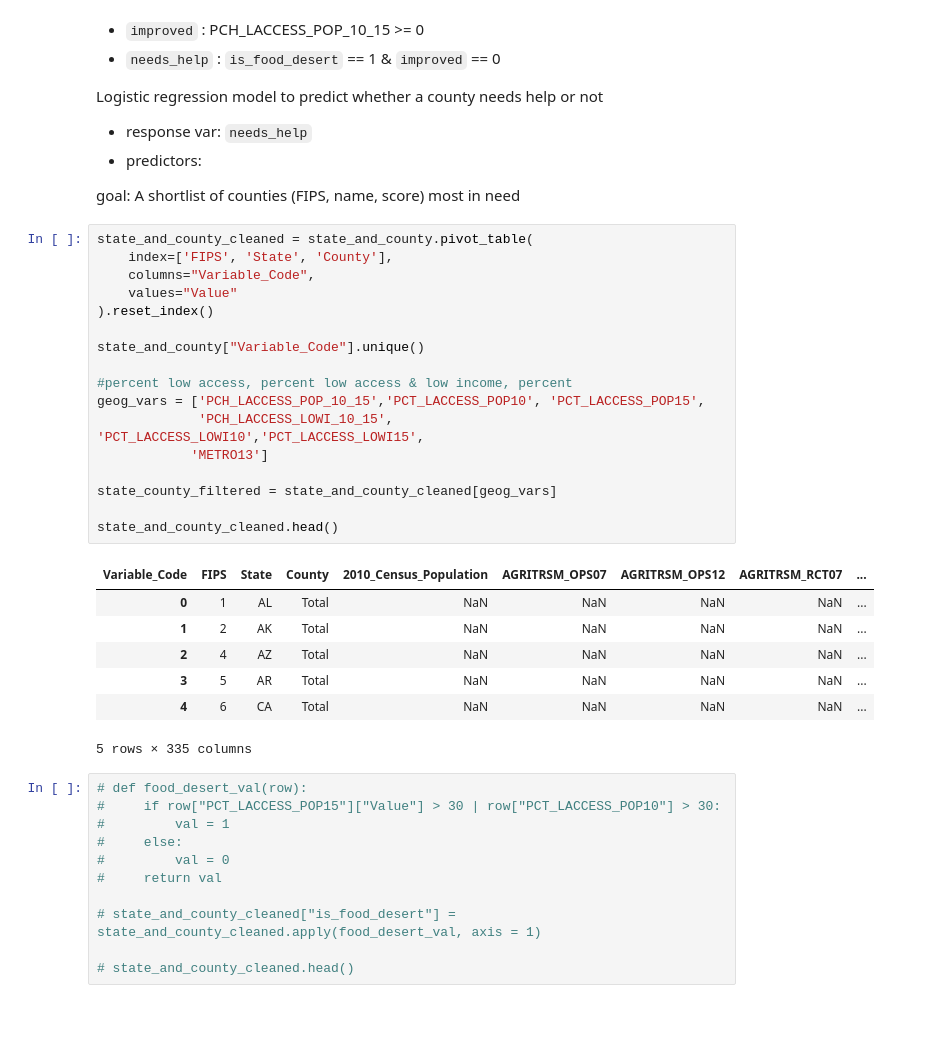
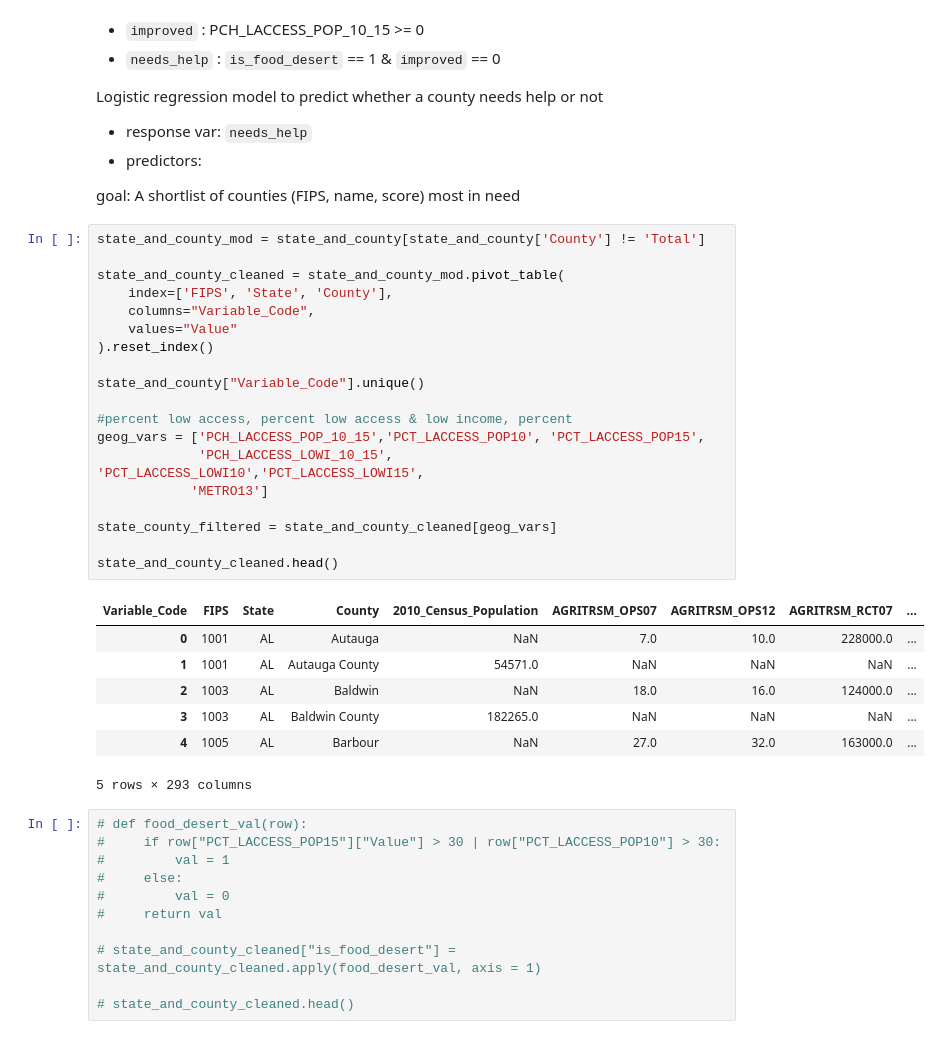
Before and after one commit to eva163x/food-insecurity-analysis, a Jupyter notebook: CS216_Project.ipynb, the cells around one changed output. Drawn from its saved outputs; the diff is of its cells as text.

Commit message:
fixed pivot table

```diff
--- a/CS216_Project.ipynb
+++ b/CS216_Project.ipynb
@@ -237,30 +238,32 @@ Logistic regression model to predict whether a county needs help or not
 
 goal: A shortlist of counties (FIPS, name, score) most in need
 # %%
-state_and_county_cleaned = state_and_county.pivot_table(
+state_and_county_mod = state_and_county[state_and_county['County'] != 'Total']
+
+state_and_county_cleaned = state_and_county_mod.pivot_table(
     index=['FIPS', 'State', 'County'],
     columns="Variable_Code",
     values="Value"
 ).reset_index()
 
 state_and_county["Variable_Code"].unique()
 
 #percent low access, percent low access & low income, percent
 geog_vars = ['PCH_LACCESS_POP_10_15','PCT_LACCESS_POP10', 'PCT_LACCESS_POP15',
              'PCH_LACCESS_LOWI_10_15', 'PCT_LACCESS_LOWI10','PCT_LACCESS_LOWI15',
             'METRO13']
 
 state_county_filtered = state_and_county_cleaned[geog_vars]
 
 state_and_county_cleaned.head()
 # %% [output]
 | Variable_Code | FIPS | State | County | 2010_Census_Population | AGRITRSM_OPS07 | AGRITRSM_OPS12 | AGRITRSM_RCT07 | ... |
-| 0 | 1 | AL | Total | NaN | NaN | NaN | NaN | ... |
-| 1 | 2 | AK | Total | NaN | NaN | NaN | NaN | ... |
-| 2 | 4 | AZ | Total | NaN | NaN | NaN | NaN | ... |
-| 3 | 5 | AR | Total | NaN | NaN | NaN | NaN | ... |
-| 4 | 6 | CA | Total | NaN | NaN | NaN | NaN | ... |
+| 0 | 1001 | AL | Autauga | NaN | 7.0 | 10.0 | 228000.0 | ... |
+| 1 | 1001 | AL | Autauga County | 54571.0 | NaN | NaN | NaN | ... |
+| 2 | 1003 | AL | Baldwin | NaN | 18.0 | 16.0 | 124000.0 | ... |
+| 3 | 1003 | AL | Baldwin County | 182265.0 | NaN | NaN | NaN | ... |
+| 4 | 1005 | AL | Barbour | NaN | 27.0 | 32.0 | 163000.0 | ... |
-5 rows × 335 columns
+5 rows × 293 columns
 # %%
 # def food_desert_val(row):
 #     if row["PCT_LACCESS_POP15"]["Value"] > 30 | row["PCT_LACCESS_POP10"] > 30:
```
Also changed, not shown: parts of 2 cells of this notebook.
